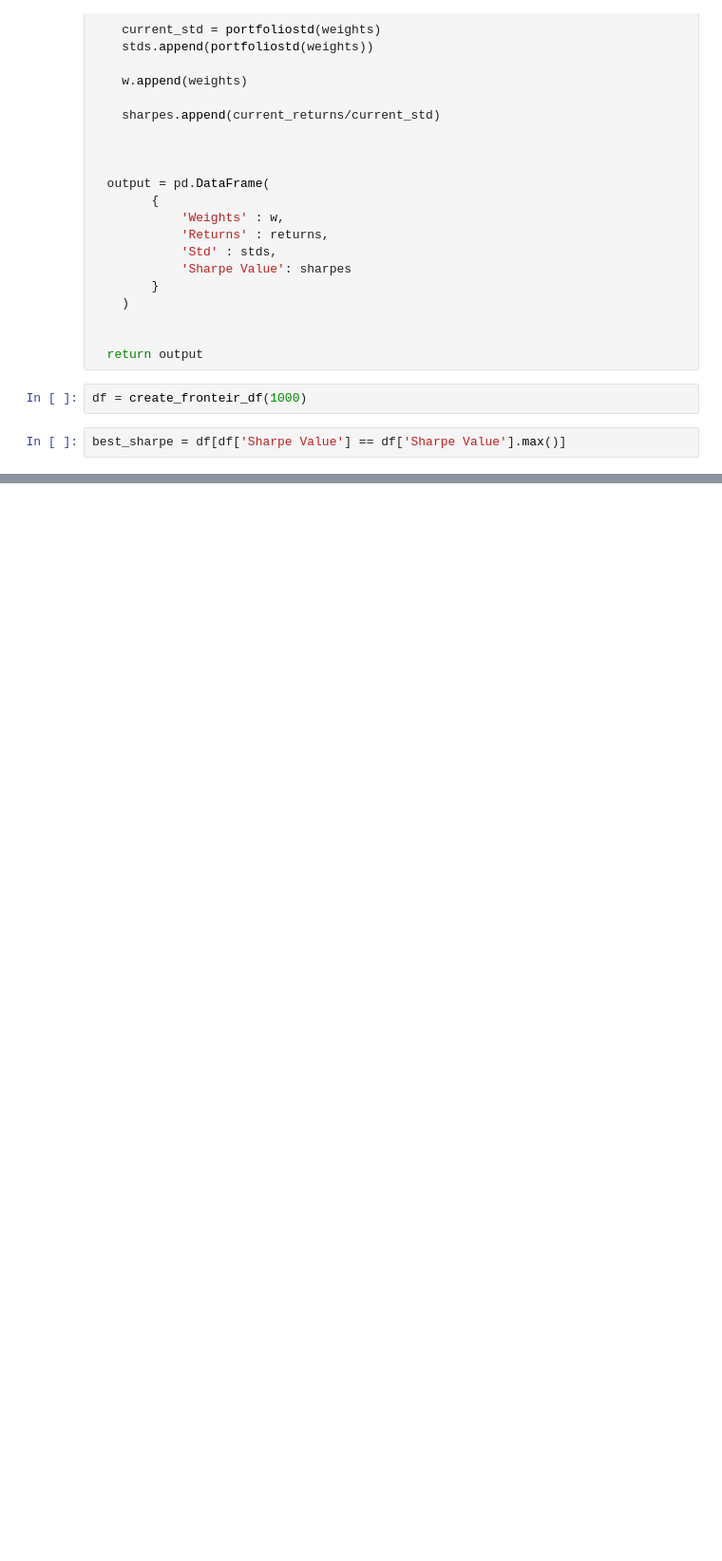
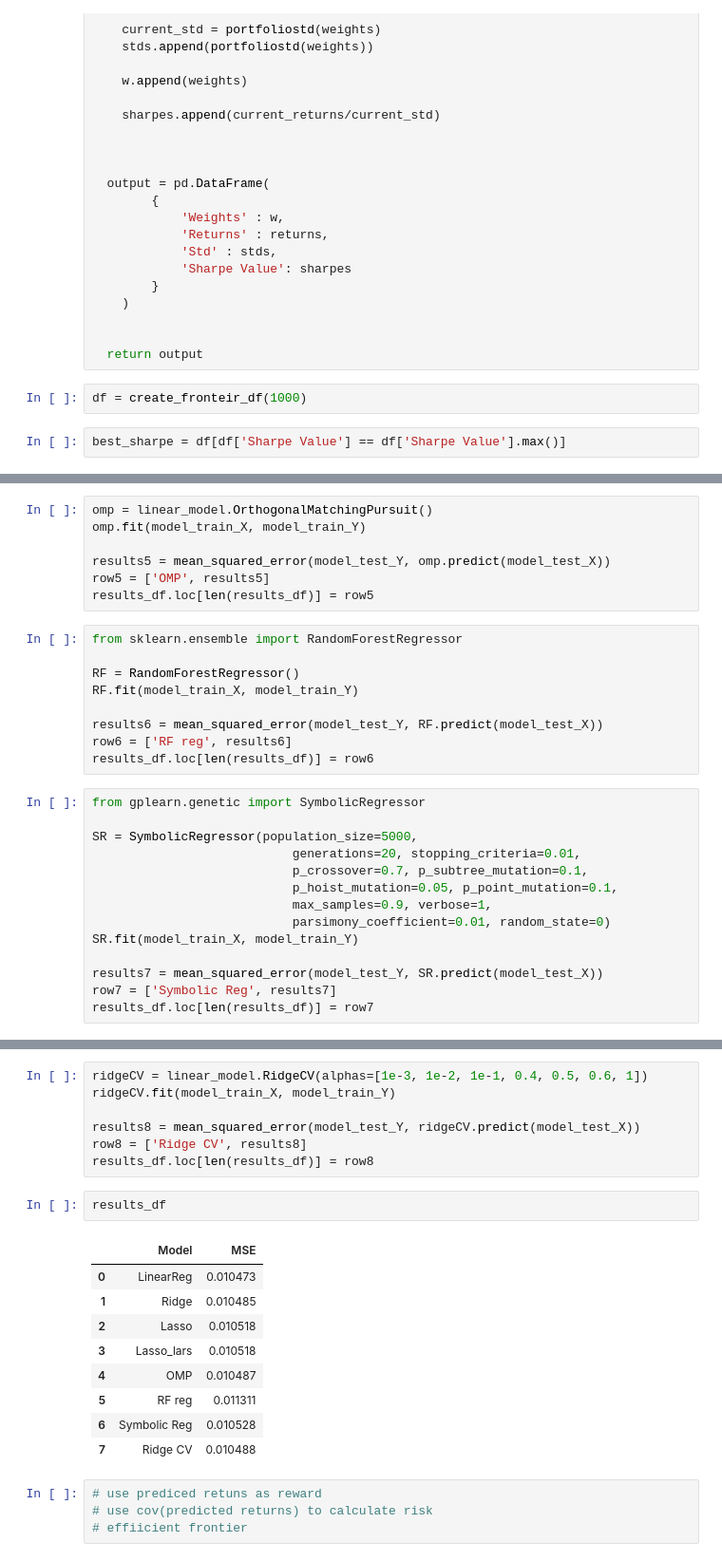
Before and after one commit to artemmiyy/DS340w, a Jupyter notebook: Modern_Portfolio_Theory_in_PythonV2.ipynb, the cells around one changed output, grey strips where cells are left out. Shown at 95% size. Saved outputs shown, nothing was run; the diff lists cells and outputs as text; blank space fills up the shorter version.

```diff
--- a/Modern_Portfolio_Theory_in_PythonV2.ipynb
+++ b/Modern_Portfolio_Theory_in_PythonV2.ipynb
@@ -159,0 +296,30 @@ best_sharpe
+# %%
+omp = linear_model.OrthogonalMatchingPursuit()
+omp.fit(model_train_X, model_train_Y)
+
+results5 = mean_squared_error(model_test_Y, omp.predict(model_test_X))
+row5 = ['OMP', results5]
+results_df.loc[len(results_df)] = row5
+# %%
+from sklearn.ensemble import RandomForestRegressor
+
+RF = RandomForestRegressor()
+RF.fit(model_train_X, model_train_Y)
+
+results6 = mean_squared_error(model_test_Y, RF.predict(model_test_X))
+row6 = ['RF reg', results6]
+results_df.loc[len(results_df)] = row6
+# %%
+from gplearn.genetic import SymbolicRegressor
+
+SR = SymbolicRegressor(population_size=5000,
+                           generations=20, stopping_criteria=0.01,
+                           p_crossover=0.7, p_subtree_mutation=0.1,
+                           p_hoist_mutation=0.05, p_point_mutation=0.1,
+                           max_samples=0.9, verbose=1,
+                           parsimony_coefficient=0.01, random_state=0)
+SR.fit(model_train_X, model_train_Y)
+
+results7 = mean_squared_error(model_test_Y, SR.predict(model_test_X))
+row7 = ['Symbolic Reg', results7]
+results_df.loc[len(results_df)] = row7
@@ -159,0 +357,23 @@ best_sharpe
+# %%
+ridgeCV = linear_model.RidgeCV(alphas=[1e-3, 1e-2, 1e-1, 0.4, 0.5, 0.6, 1])
+ridgeCV.fit(model_train_X, model_train_Y)
+
+results8 = mean_squared_error(model_test_Y, ridgeCV.predict(model_test_X))
+row8 = ['Ridge CV', results8]
+results_df.loc[len(results_df)] = row8
+# %%
+results_df
+# %% [output]
+|  | Model | MSE |
+| 0 | LinearReg | 0.010473 |
+| 1 | Ridge | 0.010485 |
+| 2 | Lasso | 0.010518 |
+| 3 | Lasso_lars | 0.010518 |
+| 4 | OMP | 0.010487 |
+| 5 | RF reg | 0.011311 |
+| 6 | Symbolic Reg | 0.010528 |
+| 7 | Ridge CV | 0.010488 |
+# %%
+# use prediced retuns as reward
+# use cov(predicted returns) to calculate risk
+# effiicient frontier
```
Also changed, not shown: parts of 28 cells of this notebook.
